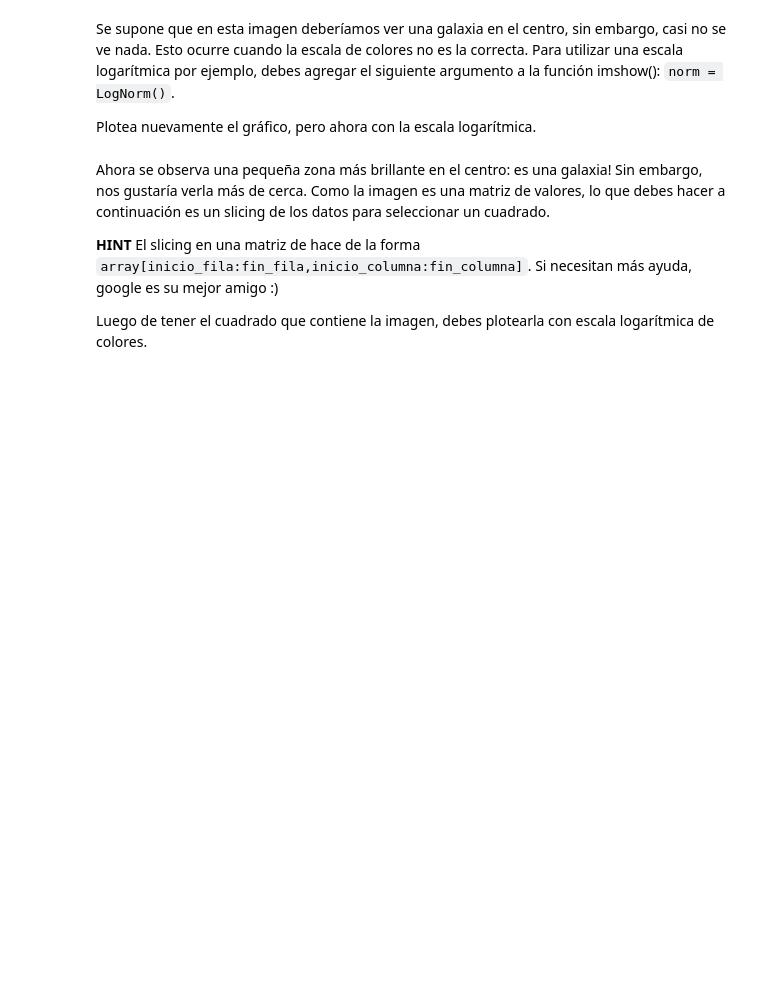
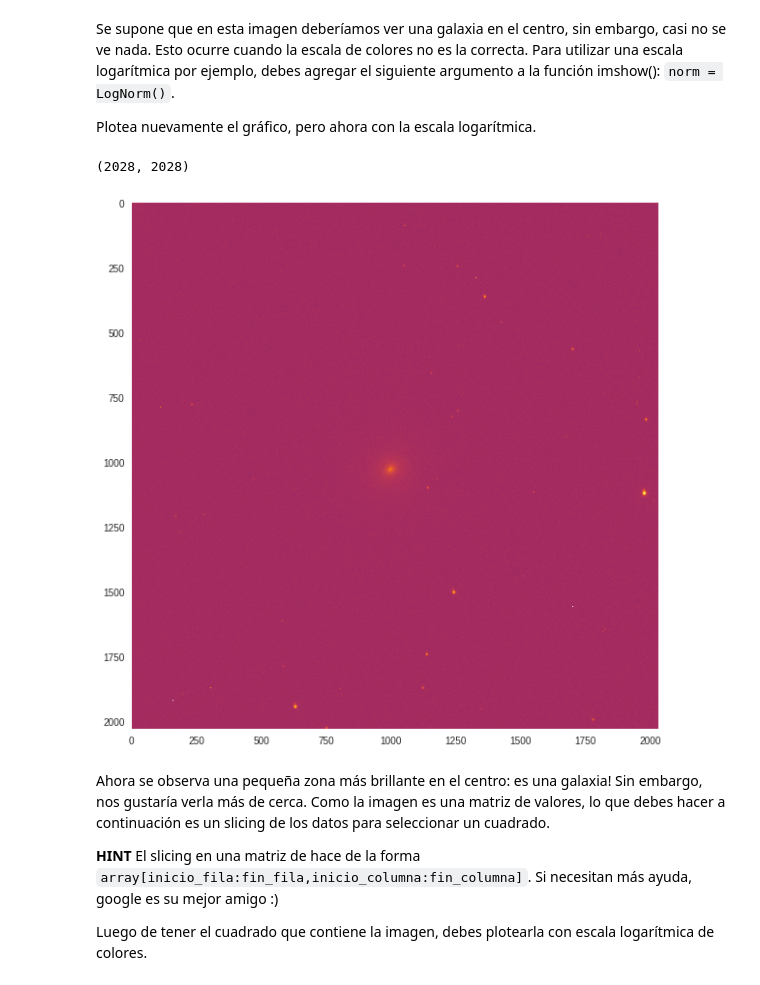
Before and after one commit to VicenteMaturana/minitarea3, a Jupyter notebook: minitarea3.ipynb, the cells around one changed output. Cells and saved outputs as stored; diff of their text form; code cells hidden in the pictures; blank space fills up the shorter version.

```diff
--- a/minitarea3.ipynb
+++ b/minitarea3.ipynb
@@ -129,3 +129,12 @@ Plotea nuevamente el gráfico, pero ahora con la escala logarítmica.
+# %%
+# Plot acá
+plt.figure(figsize=(10,10))
+plt.imshow(imagen,norm=LogNorm(),cmap='inferno')
+plt.grid(b=None)
+imagen.shape
+# %% [output]
+(2028, 2028)
+[figure, added]
 # %% [markdown]
 Ahora se observa una pequeña zona más brillante en el centro: es una galaxia! Sin embargo, nos gustaría verla más de cerca. Como la imagen es una matriz de valores, lo que debes hacer a continuación es un slicing de los datos para seleccionar un cuadrado.
 
```
Also changed, not shown: parts of 6 cells of this notebook.
